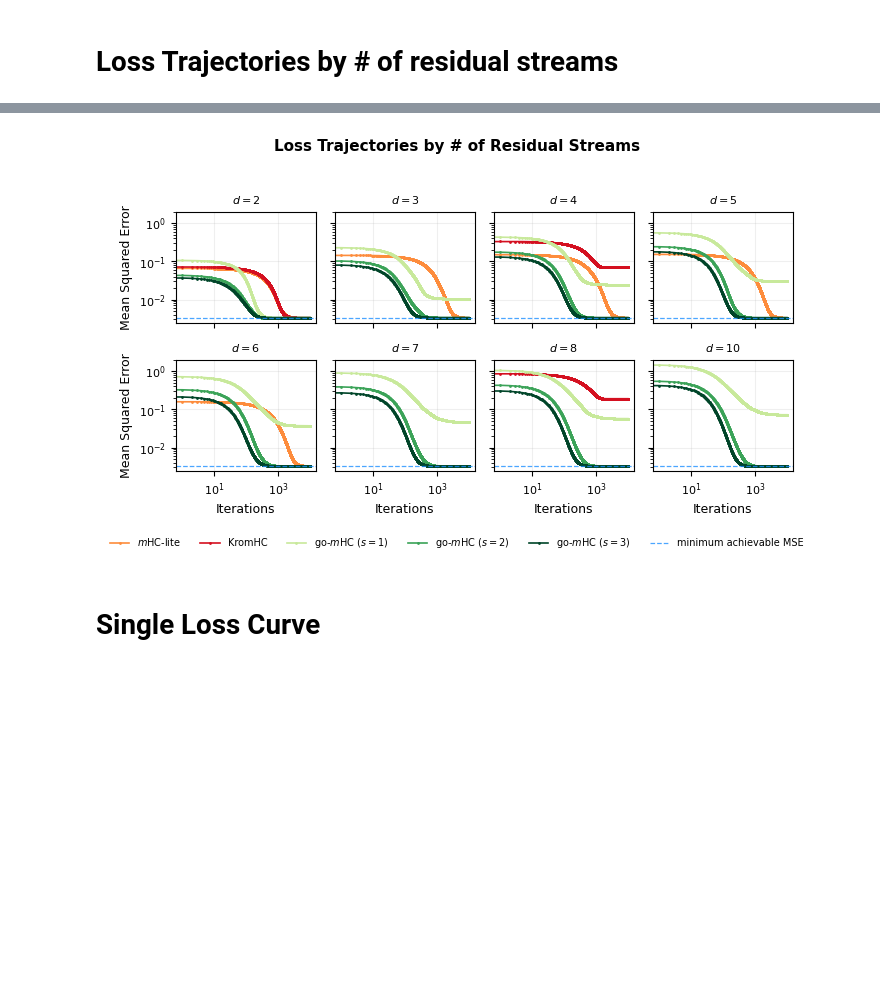
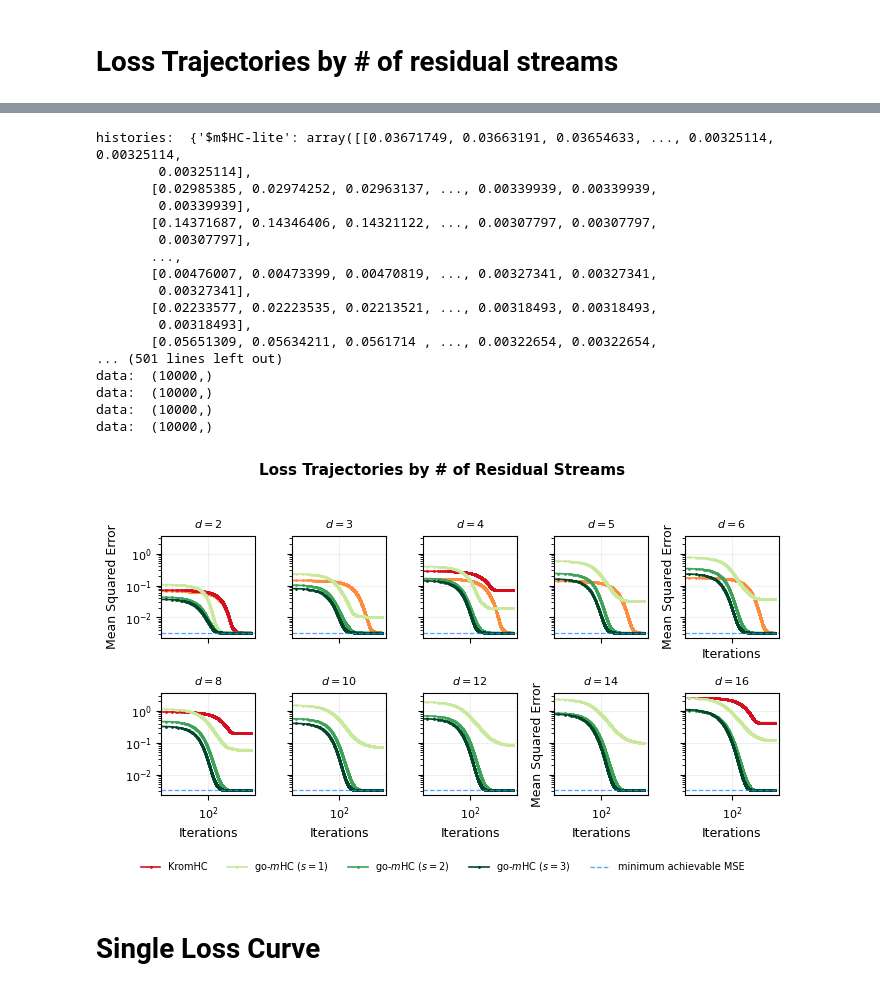
Before and after one commit to itstorque/go-mHC, a Jupyter notebook: omHC_toy_model_routing.ipynb, the cells around one changed output, grey strips where cells are left out. Cells and saved outputs as stored; diff of their text form; code cells hidden in the pictures; blank space fills up the shorter version.

```diff
--- a/omHC_toy_model_routing.ipynb
+++ b/omHC_toy_model_routing.ipynb
@@ -591,7 +555,7 @@ plt.show()
 # MSE by matrix dimension
 # %%
 sweep_config = {
-    'n': [2, 3, 4, 5, 6, 7, 8, 10],
+    'n': [2, 3, 4, 5, 6, 7, 8, 10, 12, 14, 16],
     'lr': [0.001],#, 0.005],
     'sparsity': [0], #sweep sparsity at d=4, plot loss relative to sparsity to show if method might be applicable beyond residual stream in sparse networks, or regenerate sparsity
     'B': [64],
@@ -642,6 +625,7 @@ plt.rcParams.update({
 })
 
 noise_floor = (sweep_config['noise_mag'][0] ** 2) / 3
+print("noise_floor", noise_floor)
 
 colors_methods = {
     'go-mHC': plt.cm.YlGn(0.6),
@@ -670,15 +654,20 @@ for method_name, method_key_fn in [
 ]:
     color = colors_methods[method_name]
     for epoch in epoch_indices:
+
         xs = []
         ys = []
         for dim_idx, d in enumerate(dims):
             hist = method_key_fn(dim_idx)
+            avg_hist = np.mean(hist, axis=0) if hist is not None and len(hist) > 0 else None
+
             if method_name == 'KromHC' and d.bit_count() != 1:
                 continue
             if method_name == 'mHC-lite' and d >= 7:
                 continue
-            val = get_loss_at_epoch(hist, epoch)
+            val = get_loss_at_epoch(avg_hist, epoch)
+            print('val:', val)
+
             if val is not None:
                 xs.append(d)
                 ys.append(val)
@@ -699,15 +688,15 @@ ax.set_xticklabels([str(d) for d in dims])
 ax.get_xaxis().set_major_formatter(plt.ScalarFormatter())
 
 # --- Inject noise_floor into y-ticks ---
-ax.set_ylim(1e-3, 1e0)
+#ax.set_ylim(1e-3, 1e0)
 
 existing_ticks = ax.get_yticks()
 new_ticks = np.append(existing_ticks, noise_floor)
-new_labels = [ax.yaxis.get_major_formatter().format_data(t) for t in existing_ticks] + ['min']
+new_labels = ['$' + ax.yaxis.get_major_formatter().format_data(t)+ '$' for t in existing_ticks] + ['min']
 ax.set_yticks(new_ticks)
 ax.set_yticklabels(new_labels)
 
-ax.set_ylim(1e-3, 1e0)
+ax.set_ylim(1e-3, 1e1)
 
 # Style the "min" tick label distinctively
 for tick, label in zip(ax.yaxis.get_major_ticks(), ax.get_yticklabels()):
@@ -751,0 +759,13 @@ noise:  [0.1]
+# %%
+sweep_config = {
+    'n': [2, 3, 4, 5, 6, 7, 8, 10, 12, 14, 16],
+    'lr': [0.001],#, 0.005],
+    'sparsity': [0], #sweep sparsity at d=4, plot loss relative to sparsity to show if method might be applicable beyond residual stream in sparse networks, or regenerate sparsity
+    'B': [64],
+    'num_epochs': [10000],
+    'dataset_size': [100],
+    "noise_mag": [1e-1],# 1e-6 for , 1e-3, 1e-1]
+    "include_H_pre": [False], # Whether to include the pre_layer transformation in targets
+}
+
+all_results, all_histories = run_sweep(sweep_config)
@@ -753,7 +1039,7 @@ noise:  [0.1]
 # Loss Trajectories by # of residual streams
 # %%
 sweep_config = {
-    'n': [2, 3, 4, 5, 6, 7, 8, 10],
+    'n': [2, 3, 4, 5, 6, 8, 10, 12, 14, 16],
     'lr': [0.001],#, 0.005],
     'sparsity': [0], #sweep sparsity at d=4, plot loss relative to sparsity to show if method might be applicable beyond residual stream in sparse networks, or regenerate sparsity
     'B': [64],
@@ -806,7 +1091,7 @@ plt.rcParams.update({
 noise_floor = (sweep_config['noise_mag'][0] ** 2) / 3
 colors = [*plt.cm.YlOrRd([0.5, 0.8]), "k", *plt.cm.YlGn(np.linspace(0.3, 1, 3))]
 
-fig, axes = plt.subplots(2, 4, figsize=FIG_SIZE, sharex=True, sharey=True)
+fig, axes = plt.subplots(2, 5, figsize=FIG_SIZE, sharex=True, sharey=True)
 axes = axes.flatten()
 
 fig.suptitle("Loss Trajectories by # of Residual Streams", fontsize=11, fontweight='bold')
@@ -828,10 +1113,13 @@ for dim in range(len(sweep_config['n'])):
         histories['$m$HC-lite'] = all_histories[dim]['mhc_lite']
 
     i = 0
+    print('histories: ',histories)
     for label in histories:
-        data = histories[label]
-        ax.plot(data, label=label, color=colors[i],
-                alpha=0 if label == " " else 1, marker='.', markersize=2, rasterized=True)
+        if histories[label] is not None and len(histories[label]) > 0:
+            data = np.mean(histories[label], axis=0)
+            print('data: ', np.shape(data))
+            ax.plot(data, label=label, color=colors[i],
+                    alpha=0 if label == " " else 1, marker='.', markersize=2, rasterized=True)
         i += 1
 
     ax.axhline(y=noise_floor, color='dodgerblue', linestyle='--', linewidth=0.9, alpha=0.8)
@@ -841,34 +1129,51 @@ for dim in range(len(sweep_config['n'])):
     ax.set_title(f"$d={sweep_config['n'][dim]}$", fontsize=8)
     ax.grid(True, which="major", ls="-", alpha=0.2)
 
     if dim >= 4:
         ax.set_xlabel("Iterations")
     if dim % 4 == 0:
         ax.set_ylabel("Mean Squared Error")
 
 # Single shared legend from the last subplot's handles
 handles, labels = axes[-1].get_legend_handles_labels()
 filtered = [(h, l) for h, l in zip(handles, labels) if l.strip()]
 
 # Append noise floor handle manually
 filtered.append((
     Line2D([0], [0], color='dodgerblue', linestyle='--', linewidth=0.9, alpha=0.8),
     'minimum achievable MSE'
 ))
 
 fig.legend(*zip(*filtered),
            loc='lower center',
            bbox_to_anchor=(0.5, -0.02),
            ncol=len(filtered),
            frameon=False,
            fontsize=7,
            columnspacing=2)
 
 plt.tight_layout(rect=[0, 0.05, 1, 0.95])
 plt.savefig('appendix_loss_trajectories_by_residual_streams.pdf', bbox_inches='tight', dpi=300)
 plt.show()
 # %% [output]
+histories:  {'$m$HC-lite': array([[0.03671749, 0.03663191, 0.03654633, ..., 0.00325114, 0.00325114,
+        0.00325114],
+       [0.02985385, 0.02974252, 0.02963137, ..., 0.00339939, 0.00339939,
+        0.00339939],
+       [0.14371687, 0.14346406, 0.14321122, ..., 0.00307797, 0.00307797,
+        0.00307797],
+       ...,
+       [0.00476007, 0.00473399, 0.00470819, ..., 0.00327341, 0.00327341,
+        0.00327341],
+       [0.02233577, 0.02223535, 0.02213521, ..., 0.00318493, 0.00318493,
+        0.00318493],
+       [0.05651309, 0.05634211, 0.0561714 , ..., 0.00322654, 0.00322654,
+... (501 lines left out)
+data:  (10000,)
+data:  (10000,)
+data:  (10000,)
+data:  (10000,)
-[figure, old version]
+[figure, new version]
 # %% [markdown]
 # Single Loss Curve
 # %%
```
Also changed, not shown: parts of 23 cells of this notebook.
